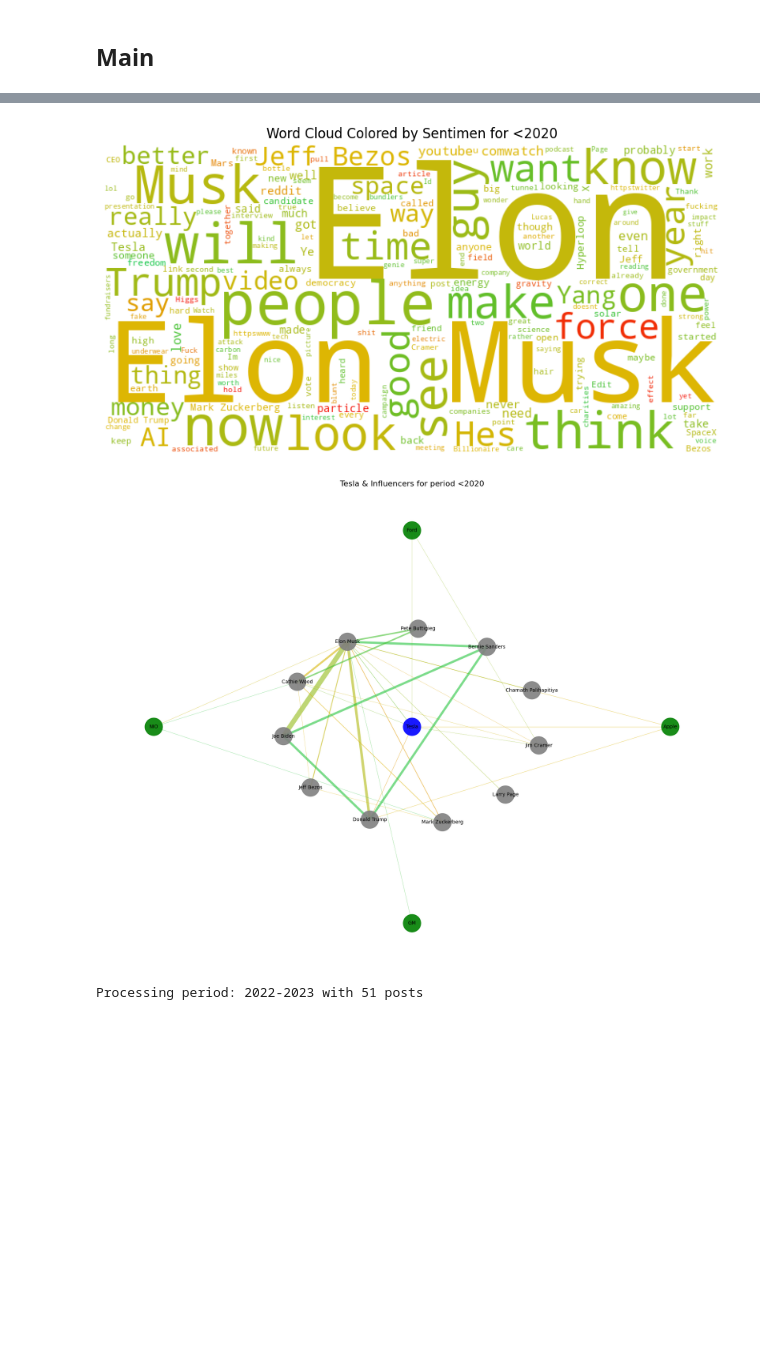
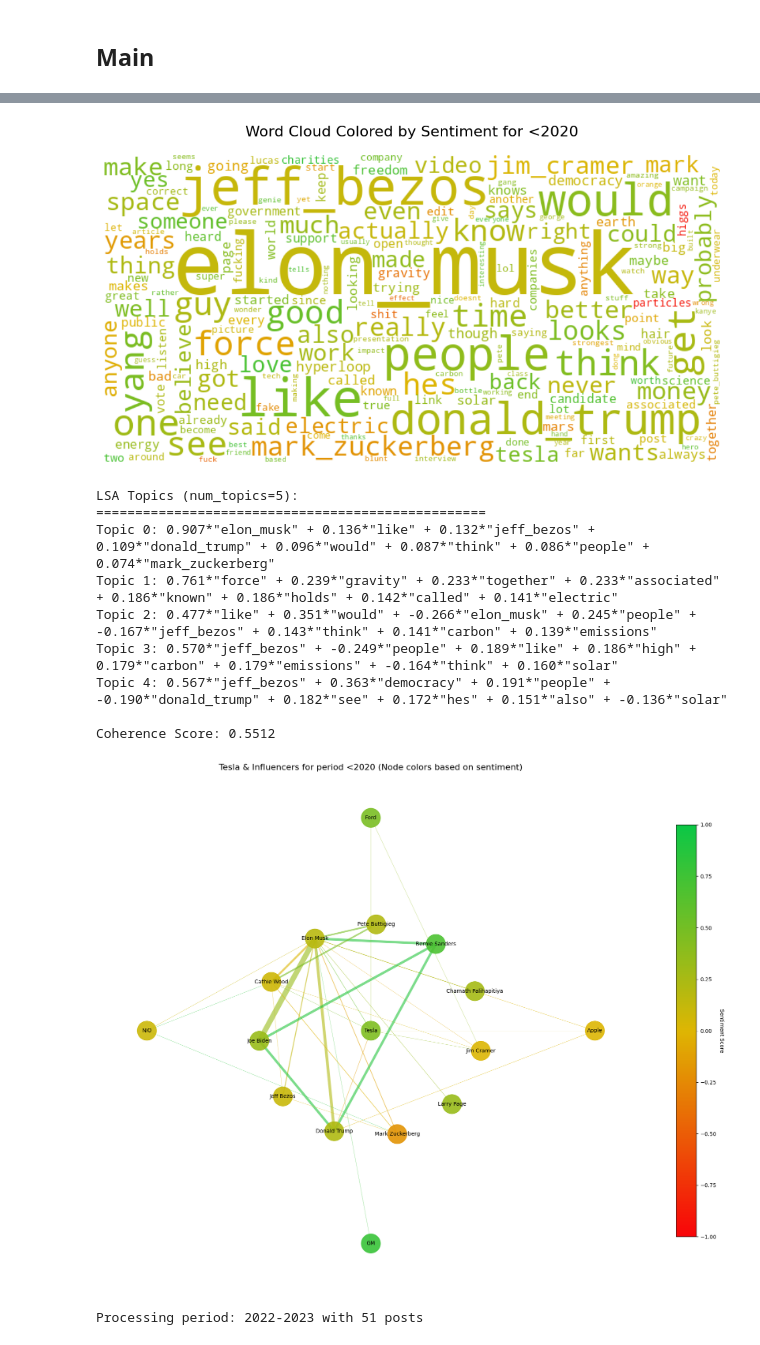
Before and after one commit to yonatan1golan/University, a Jupyter notebook: NLP/analysis.ipynb, the cells around one changed output, grey strips where cells are left out. Drawn from its saved outputs; the diff is of its cells as text; code cells hidden in the pictures; blank space fills up the shorter version.

```diff
--- a/NLP/analysis.ipynb
+++ b/NLP/analysis.ipynb
@@ -93,7 +99,7 @@ class CONFIG:
 
     POST_LIMIT = 50
     COMMENT_LIMIT = 20
-    SENTIMENT_THRESHOLD = 0.10
+    SENTIMENT_THRESHOLD = 0.07
 # %% [markdown]
 ## Reddit Client Class
 # %%
@@ -163,10 +169,12 @@ class Processor:
         return score, sentiment
 
     def normalize_text(self, text):
-        text = emoji.demojize(text, delimiters=("", ""))  # removes colons around names (e.g. ":smile:" -> "smile")
+        text = emoji.demojize(text, delimiters=("", ""))
+        text = re.sub(r'\b[\w\.-]+@[\w\.-]+\.\w+\b', '', text)
+        text = re.sub(r'https?://\S+|www\.\S+', '', text)
         text = unicodedata.normalize('NFKD', text).encode('ASCII', 'ignore').decode('utf-8')
-        text = re.sub(r'[\x00-\x1f\x7f-\x9f]', '', text)  # control characters
-        text = re.sub(r'[^\w\s\.,!?\'"\-]', '', text) # anything else strange
+        text = re.sub(r'[\x00-\x1f\x7f-\x9f]', '', text)
+        text = re.sub(r'[^\w\s\.,!?\'"\-]', '', text)
         text = re.sub(r'\s+', ' ', text).strip()
         return text
 
@@ -467,31 +774,48 @@ class TextAnalysis:
 # %%
 client = RedditClient()
 processor = Processor()
 all_posts = []
 
 # client.fetch_all_posts() # uncomment to fetch new posts
 all_posts = client.get_all_posts()
 processed_posts = processor.process_posts(all_posts)
 
 posts_by_period = defaultdict(list)
 for post in processed_posts:
     for period in post['periods']:
         posts_by_period[period].append(post)
 
 period_graphs = {}
+sentiment_over_time = defaultdict(dict)
+
 for period, posts in posts_by_period.items():
     print(f"Processing period: {period} with {len(posts)} posts")
     gm = GraphMaker(period)
     gm.build_graph(posts)
     gm.finalize_graph()
     period_graphs[period] = gm
     gm.save_graph_info()
-    text_analysis = TextAnalysis(posts, period)
+    gm.export_edge_sentiment_analysis(f"graphs_analysis/sentiment_edges_{period}.csv")
+    text_analysis = TextAnalysis(posts, period, CONFIG.ALIASES)
+    text_analysis.process_all_text()
+    individual_stats = text_analysis.get_individual_sentiments()
     text_analysis.generate_word_cloud()
-    # text_analysis.run_lda()
+    # text_analysis.print_analysis_summary()
+    for stat in individual_stats:
+        sentiment_over_time[stat['name']][period] = stat['average_sentiment']
+    text_analysis.run_lsa()
     gm.visualize()
 # %% [output]
 Processing period: <2020 with 58 posts
-[figure, old version]
+[figure, new version]
+LSA Topics (num_topics=5):
+==================================================
+Topic 0: 0.907*"elon_musk" + 0.136*"like" + 0.132*"jeff_bezos" + 0.109*"donald_trump" + 0.096*"would" + 0.087*"think" + 0.086*"people" + 0.074*"mark_zuckerberg"
+Topic 1: 0.761*"force" + 0.239*"gravity" + 0.233*"together" + 0.233*"associated" + 0.186*"known" + 0.186*"holds" + 0.142*"called" + 0.141*"electric"
+Topic 2: 0.477*"like" + 0.351*"would" + -0.266*"elon_musk" + 0.245*"people" + -0.167*"jeff_bezos" + 0.143*"think" + 0.141*"carbon" + 0.139*"emissions"
+Topic 3: 0.570*"jeff_bezos" + -0.249*"people" + 0.189*"like" + 0.186*"high" + 0.179*"carbon" + 0.179*"emissions" + -0.164*"think" + 0.160*"solar"
+Topic 4: 0.567*"jeff_bezos" + 0.363*"democracy" + 0.191*"people" + -0.190*"donald_trump" + 0.182*"see" + 0.172*"hes" + 0.151*"also" + -0.136*"solar"
+
+Coherence Score: 0.5512
-[figure, old version]
+[figure, new version]
-Processing period: 2022-2023 with 51 posts
+Processing period: 2022-2023 with 51 posts
```
Also changed, not shown: parts of 4 cells of this notebook, 8 other files.
